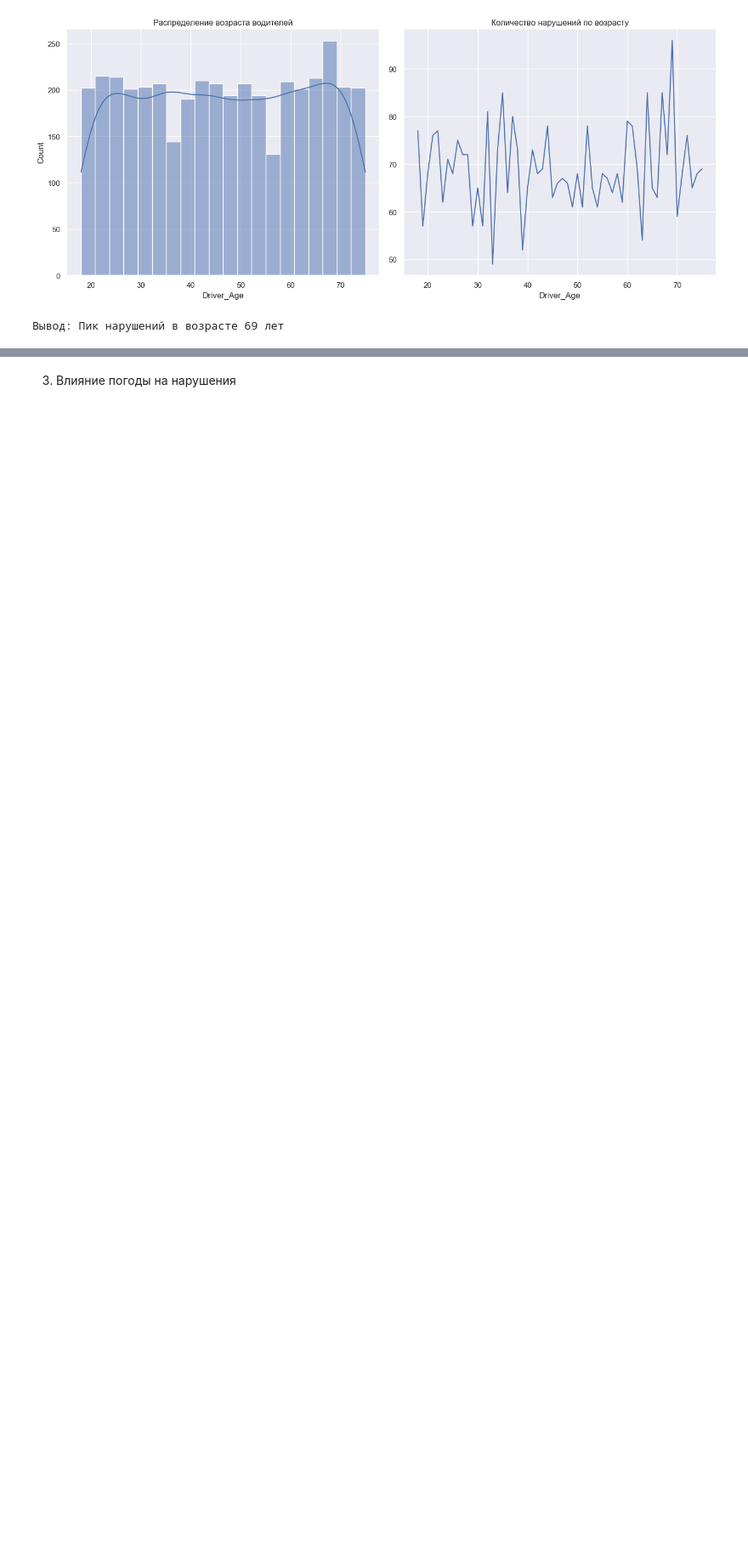
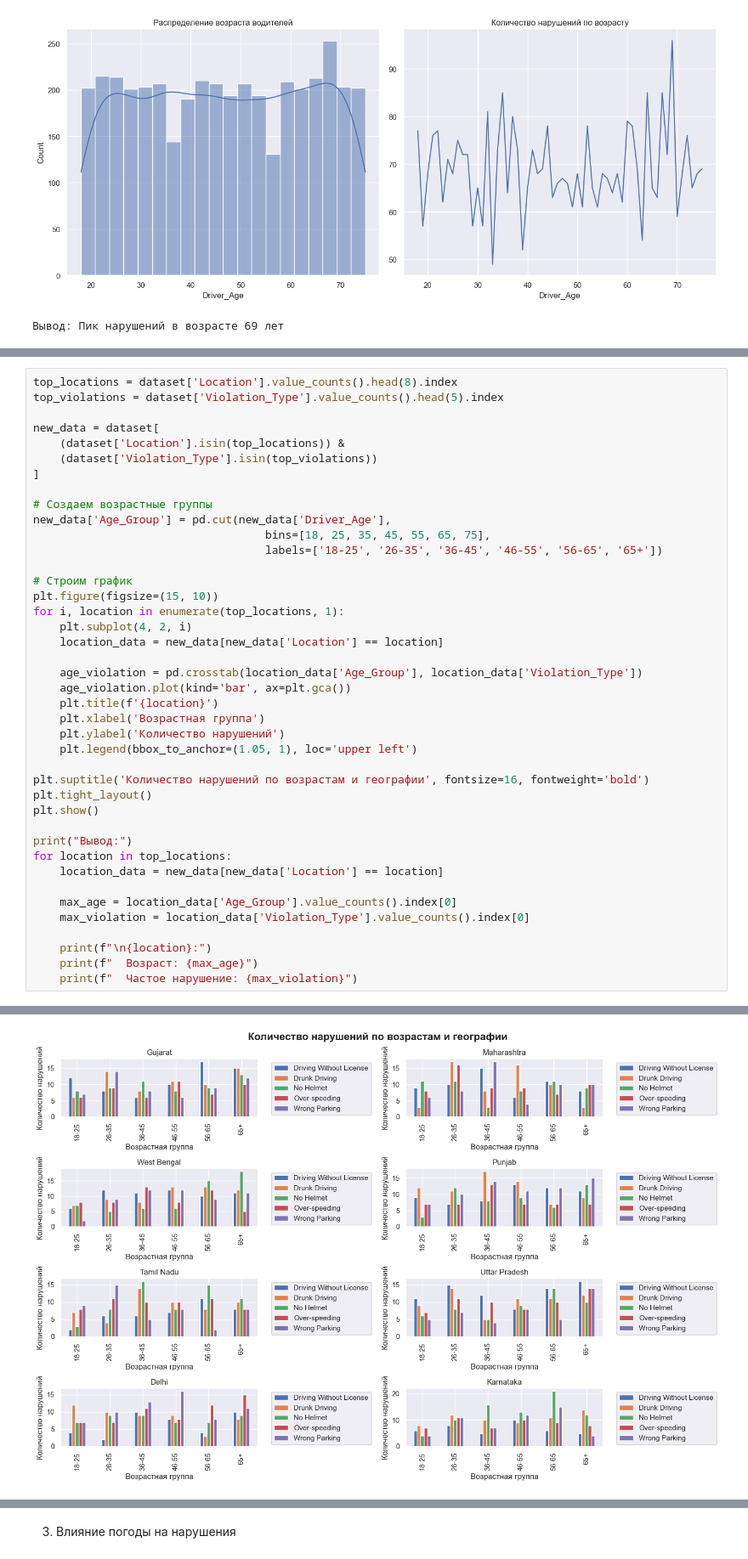
Before and after one commit to Arkotel/DE_ITMO_2025, a Jupyter notebook: notebooks/EDA.ipynb, the cells around one changed output, grey strips where cells are left out. Shown at 85% size. Saved outputs shown, nothing was run; the diff lists cells and outputs as text; blank space fills up the shorter version.

```diff
--- a/notebooks/EDA.ipynb
+++ b/notebooks/EDA.ipynb
@@ -664,0 +647,42 @@ TypeError: category dtype does not support aggregation 'mean'
+# %%
+top_locations = dataset['Location'].value_counts().head(8).index
+top_violations = dataset['Violation_Type'].value_counts().head(5).index
+
+new_data = dataset[
+    (dataset['Location'].isin(top_locations)) &
+    (dataset['Violation_Type'].isin(top_violations))
+]
+
+# Создаем возрастные группы
+new_data['Age_Group'] = pd.cut(new_data['Driver_Age'],
+                                   bins=[18, 25, 35, 45, 55, 65, 75],
+                                   labels=['18-25', '26-35', '36-45', '46-55', '56-65', '65+'])
+
+# Строим график
+plt.figure(figsize=(15, 10))
+for i, location in enumerate(top_locations, 1):
+    plt.subplot(4, 2, i)
+    location_data = new_data[new_data['Location'] == location]
+
+    age_violation = pd.crosstab(location_data['Age_Group'], location_data['Violation_Type'])
+    age_violation.plot(kind='bar', ax=plt.gca())
+    plt.title(f'{location}')
+    plt.xlabel('Возрастная группа')
+    plt.ylabel('Количество нарушений')
+    plt.legend(bbox_to_anchor=(1.05, 1), loc='upper left')
+
+plt.suptitle('Количество нарушений по возрастам и географии', fontsize=16, fontweight='bold')
+plt.tight_layout()
+plt.show()
+
+print("Вывод:")
+for location in top_locations:
+    location_data = new_data[new_data['Location'] == location]
+
+    max_age = location_data['Age_Group'].value_counts().index[0]
+    max_violation = location_data['Violation_Type'].value_counts().index[0]
+
+    print(f"\n{location}:")
+    print(f"  Возраст: {max_age}")
+    print(f"  Частое нарушение: {max_violation}")
+# %% [output]
@@ -664,0 +694 @@ TypeError: category dtype does not support aggregation 'mean'
+[figure, added]
```
Also changed, not shown: parts of 20 cells of this notebook.
